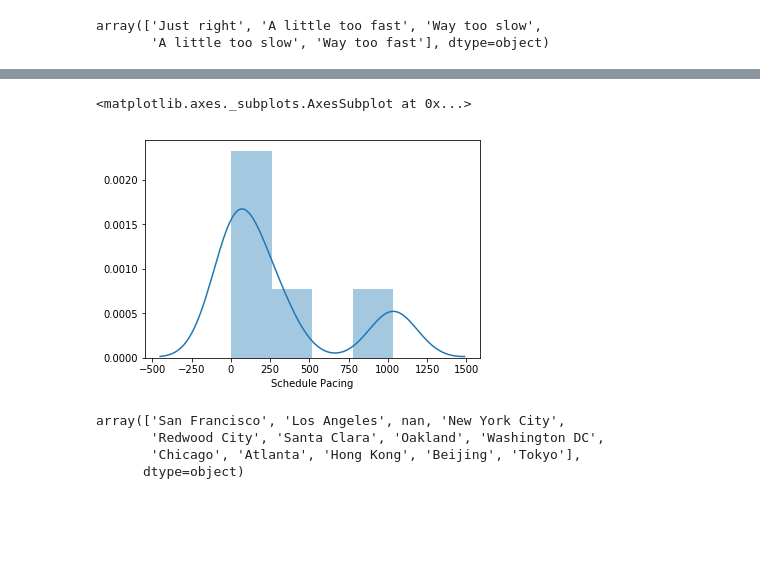
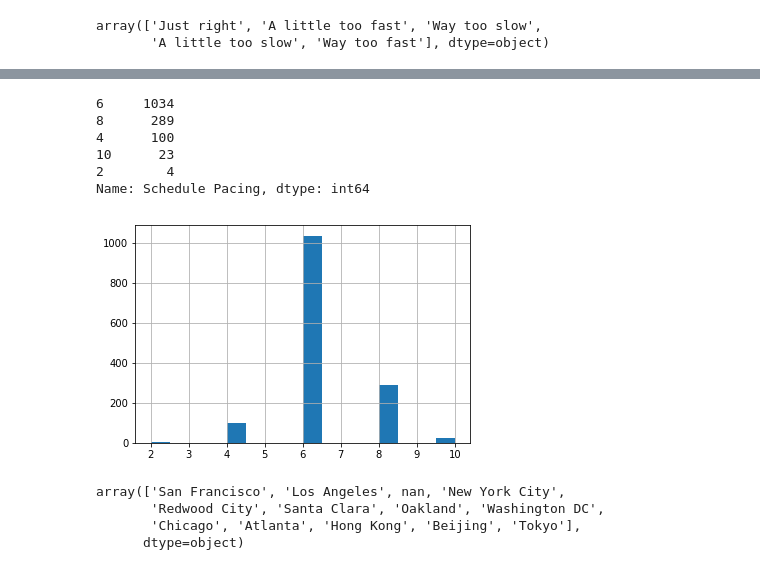
Before and after one commit to RaymondDashWu/DS1.1-Class-Files, a Jupyter notebook: NPS_Make_School.ipynb, the cells around one changed output, grey strips where cells are left out. Drawn from its saved outputs; the diff is of its cells as text; code cells hidden in the pictures; blank space fills up the shorter version.

```diff
--- a/NPS_Make_School.ipynb
+++ b/NPS_Make_School.ipynb
@@ -453,17 +453,29 @@ Name: Schedule Pacing, dtype: int64
 # %%
 ## Converting their system to my guess for numbers. Confirmed by the bell distribution of the scores
 # %%
-# Todo: Check to see if these values correlate with the values I gave
-df2.replace('Way too slow', '2', inplace = True)
-df2.replace('A little too slow', '4', inplace = True)
-df2.replace('Just right', '6', inplace = True)
-df2.replace('A little too fast', '8', inplace = True)
-df2.replace('Way too fast', '10', inplace = True)
+df2.replace('Way too slow', 2, inplace = True)
+df2.replace('A little too slow', 4, inplace = True)
+df2.replace('Just right', 6, inplace = True)
+df2.replace('A little too fast', 8, inplace = True)
+df2.replace('Way too fast', 10, inplace = True)
+df2['Schedule Pacing'].value_counts()
+# %% [output]
+6     1034
+8      289
+4      100
+10      23
+2        4
+Name: Schedule Pacing, dtype: int64
 # %%
-sns.distplot(df2['Schedule Pacing'].sort_values().value_counts())
+# df2['Schedule Pacing'].sort_values(by=['col1']).value_counts()
-# %% [output]
-<matplotlib.axes._subplots.AxesSubplot at 0x...>
-[figure, removed]
+# %%
+# sns.distplot(df2['Schedule Pacing'].sort_values().value_counts())
+# sns.distplot(df2['Schedule Pacing'], hist= False, rug= False)
+
+df2['Schedule Pacing'].hist(bins=16)
+plt.show()
+# %% [output]
+[figure, added]
 # %%
 df2['Location'].unique()
 # %% [output]
```
Also changed, not shown: parts of 43 cells of this notebook.
